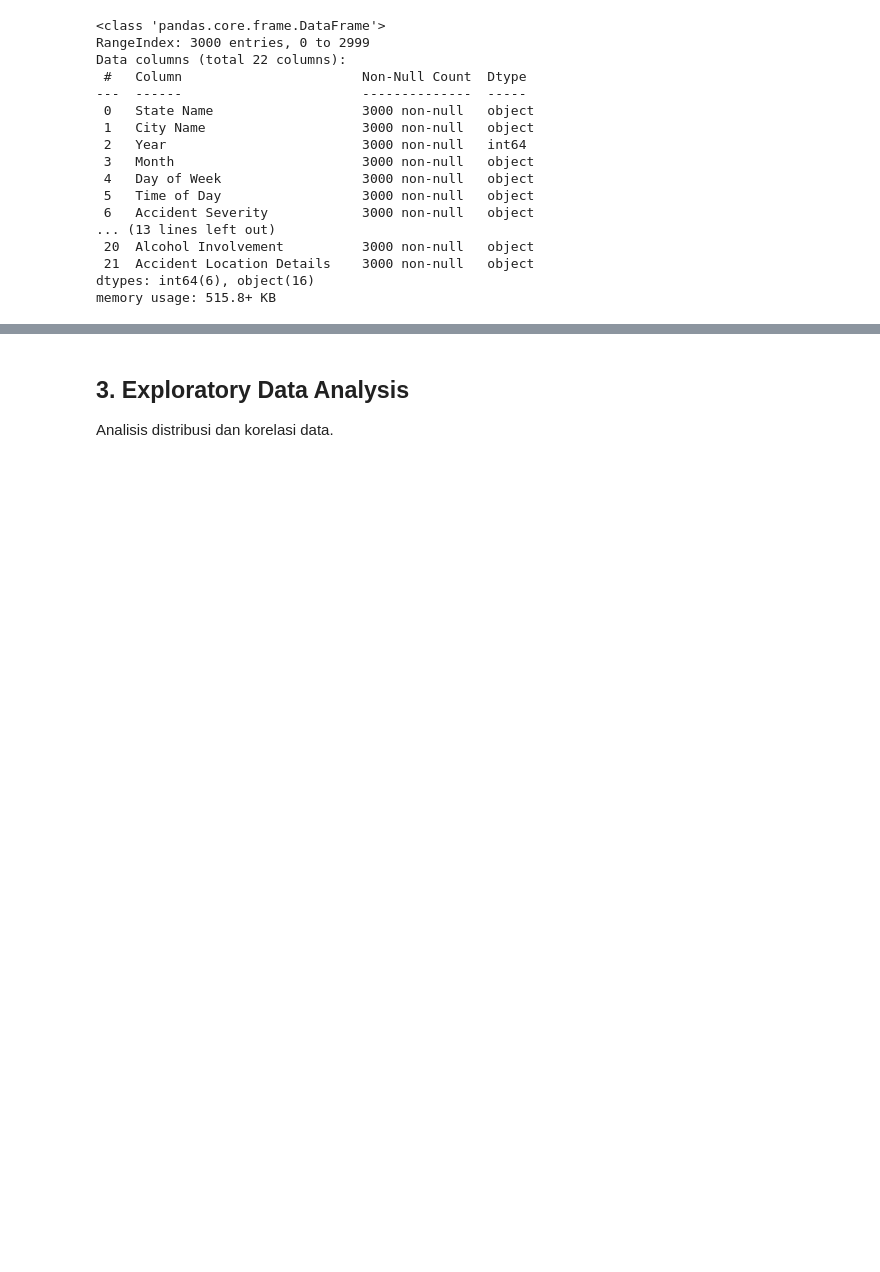
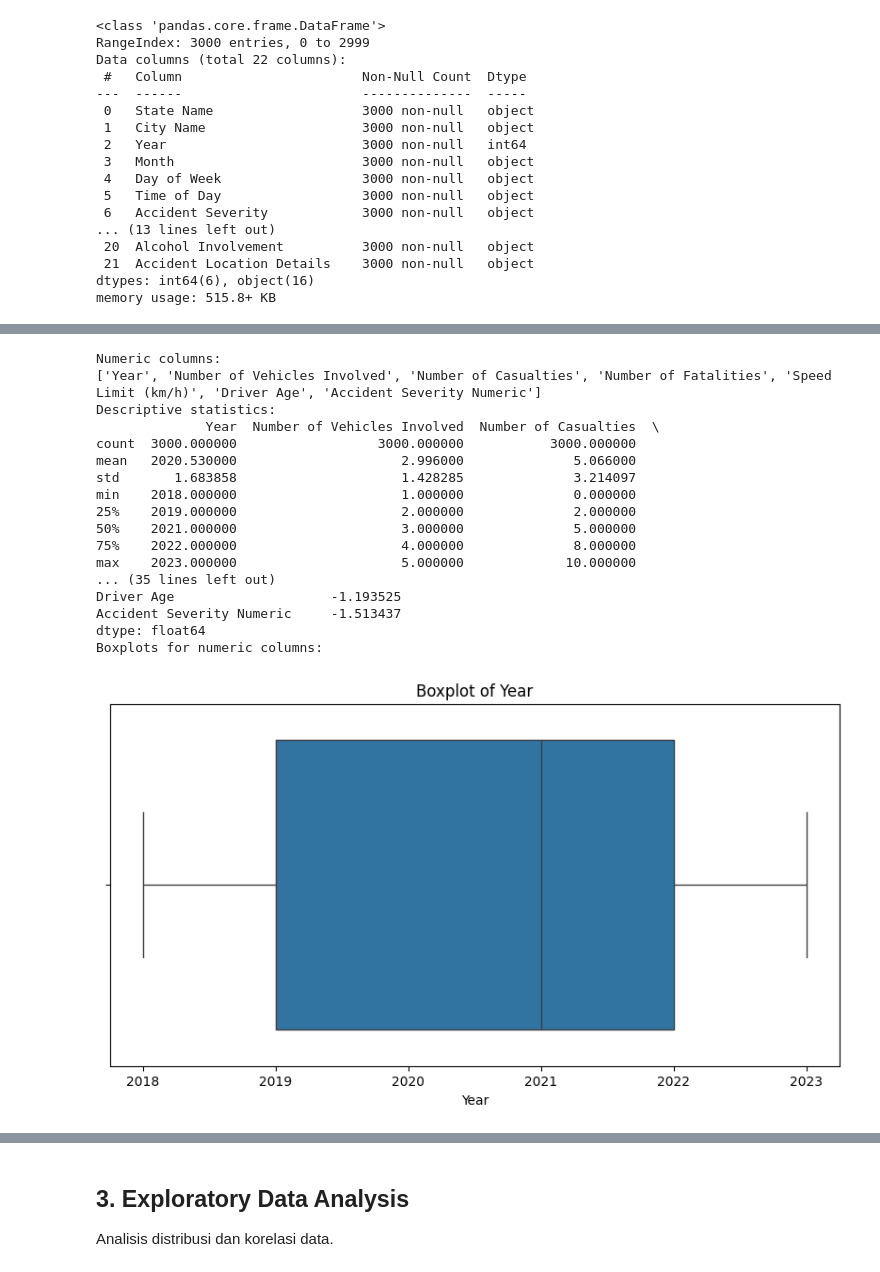
Before and after one commit to adrianramadhan/india-road-accident-prediction-applied-machine-learning-submission, a Jupyter notebook: accident_prediction_notebook.ipynb, the cells around one changed output, grey strips where cells are left out. Saved outputs shown, nothing was run; the diff lists cells and outputs as text; code cells hidden in the pictures; blank space fills up the shorter version.

```diff
--- a/accident_prediction_notebook.ipynb
+++ b/accident_prediction_notebook.ipynb
@@ -64,0 +89,36 @@ memory usage: 515.8+ KB
+# %%
+# Outlier Detection Periksa Kolom Numerik
+numeric_columns = df.select_dtypes(include=[np.number]).columns.tolist()
+print("Numeric columns:")
+print(numeric_columns)
+print("Descriptive statistics:")
+print(df[numeric_columns].describe())
+print("Skewness:")
+print(df[numeric_columns].skew())
+print("Kurtosis:")
+print(df[numeric_columns].kurtosis())
+print("Boxplots for numeric columns:")
+for col in numeric_columns:
+    plt.figure(figsize=(10, 5))
+    sns.boxplot(x=df[col])
+    plt.title(f'Boxplot of {col}')
+    plt.show()
+# %% [output]
+Numeric columns:
+['Year', 'Number of Vehicles Involved', 'Number of Casualties', 'Number of Fatalities', 'Speed Limit (km/h)', 'Driver Age', 'Accident Severity Numeric']
+Descriptive statistics:
+              Year  Number of Vehicles Involved  Number of Casualties  \
+count  3000.000000                  3000.000000           3000.000000
+mean   2020.530000                     2.996000              5.066000
+std       1.683858                     1.428285              3.214097
+min    2018.000000                     1.000000              0.000000
+25%    2019.000000                     2.000000              2.000000
+50%    2021.000000                     3.000000              5.000000
+75%    2022.000000                     4.000000              8.000000
+max    2023.000000                     5.000000             10.000000
+... (35 lines left out)
+Driver Age                    -1.193525
+Accident Severity Numeric     -1.513437
+dtype: float64
+Boxplots for numeric columns:
+[figure, added]
```
Also changed, not shown: parts of 5 cells of this notebook, 2 other files.
